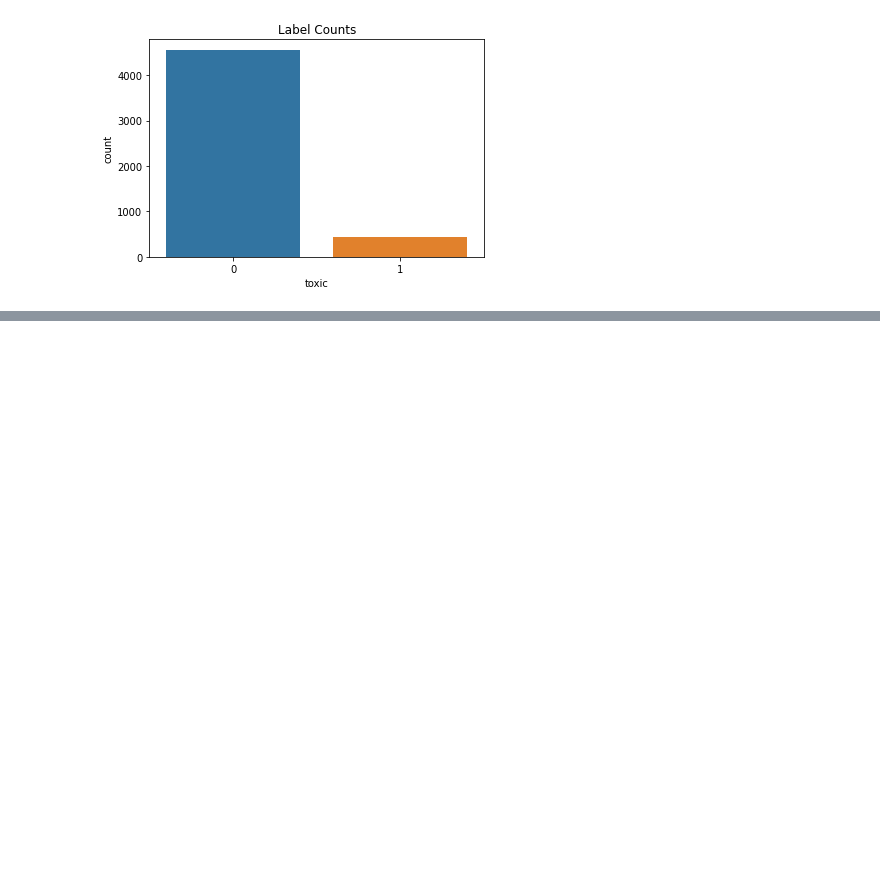
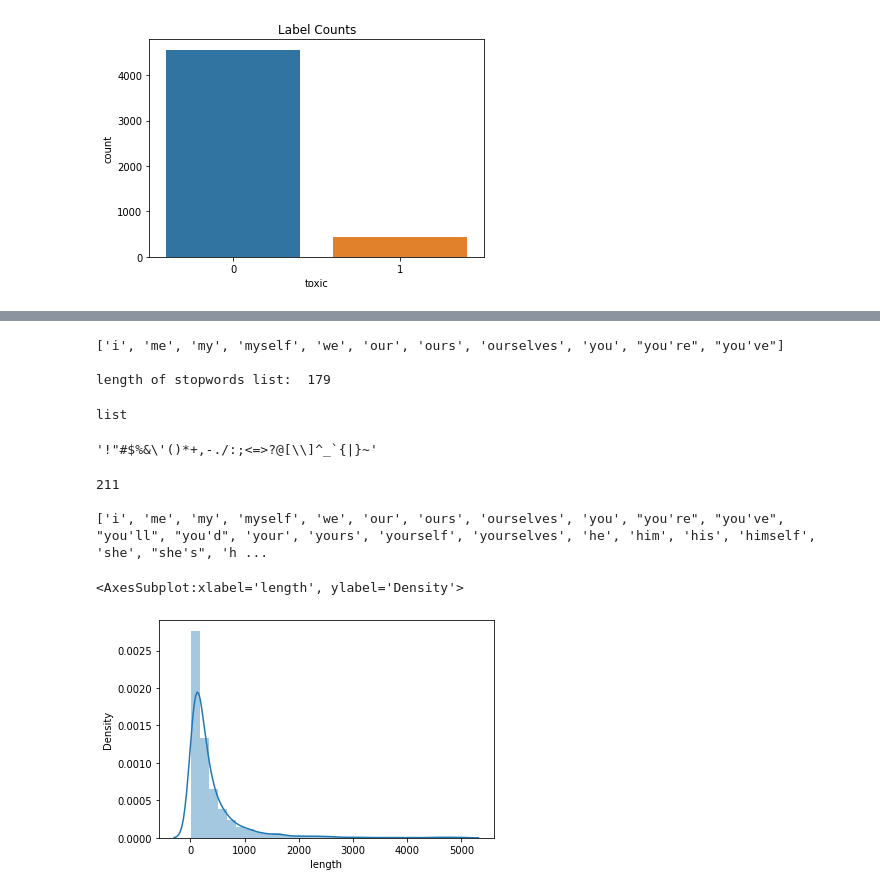
Before and after one commit to sayarsamanta/Data-Science-Projects, a Jupyter notebook: Wikipedia Toxicity/wikipedia_toxic_comments.ipynb, the cells around one changed output, grey strips where cells are left out. Saved outputs shown, nothing was run; the diff lists cells and outputs as text; code cells hidden in the pictures; blank space fills up the shorter version.

```diff
--- a/Wikipedia Toxicity/wikipedia_toxic_comments.ipynb
+++ b/Wikipedia Toxicity/wikipedia_toxic_comments.ipynb
@@ -317,0 +211,14 @@ def graph(word_frequency, sent):
+# %%
+stopwords1 = list(stopwords.words('english'))
+print(stopwords1[0:11])
+print('\nlength of stopwords list: ', len(stopwords1))
+type(stopwords1)
+# %% [output]
+['i', 'me', 'my', 'myself', 'we', 'our', 'ours', 'ourselves', 'you', "you're", "you've"]
+
+length of stopwords list:  179
+list
+# %%
+punctuation
+# %% [output]
+'!"#$%&\'()*+,-./:;<=>?@[\\]^_`{|}~'
@@ -317,0 +227,11 @@ def graph(word_frequency, sent):
+# %%
+print(len(stopwords1),stopwords1,sep='\n\n')
+# %% [output]
+211
+
+['i', 'me', 'my', 'myself', 'we', 'our', 'ours', 'ourselves', 'you', "you're", "you've", "you'll", "you'd", 'your', 'yours', 'yourself', 'yourselves', 'he', 'him', 'his', 'himself', 'she', "she's", 'h ...
+# %%
+sns.distplot(a=df['length'],bins=30)
+# %% [output]
+<AxesSubplot:xlabel='length', ylabel='Density'>
+[figure, added]
```
Also changed, not shown: parts of 19 cells of this notebook, 1 other file.
